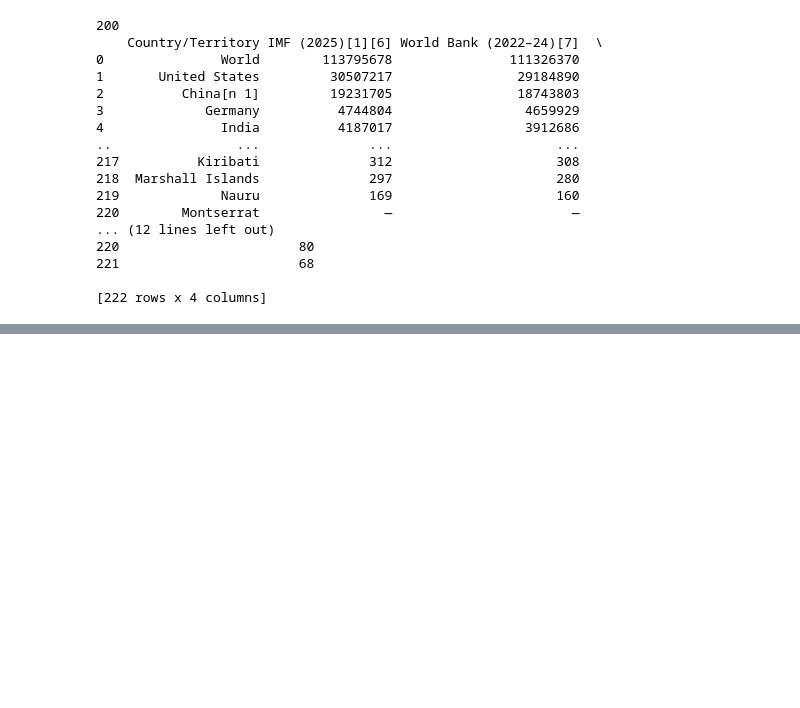
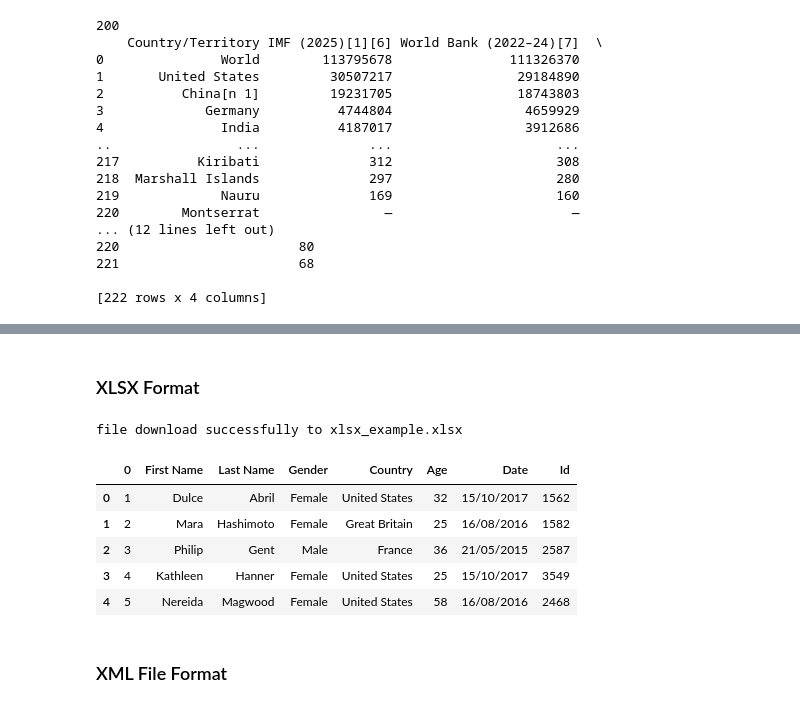
Before and after one commit to carrottopguy/dataScienceCertification, a Jupyter notebook: pythonIntroCourseModule5.ipynb, the cells around one changed output, grey strips where cells are left out. Drawn from its saved outputs; the diff is of its cells as text; code cells hidden in the pictures; blank space fills up the shorter version.

```diff
--- a/pythonIntroCourseModule5.ipynb
+++ b/pythonIntroCourseModule5.ipynb
@@ -757,0 +903,24 @@ print(df)
+# %%
+# Example Scrape from Tables
+
+#The below url contains an html table with data about colors and color codes.
+url = "https://cf-courses-data.s3.us.cloud-object-storage.appdomain.cloud/IBM-DA0321EN-SkillsNetwork/labs/datasets/HTMLColorCodes.html"
+
+import requests
+import pandas as pd
+from bs4 import BeautifulSoup
+
+r = requests.get(url)
+print('HTTP Status:', r.status_code)
+soup = BeautifulSoup(r.text,"html.parser")
+
+#find a html table in the web page
+table = soup.find('table') # in html table is represented by the tag <table>
+
+#Get all rows from the table
+for row in table.find_all('tr'): # in html table row is represented by the tag <tr>
+    # Get all columns in each row.
+    cols = row.find_all('td') # in html a column is represented by the tag <td>
+    color_name = cols[2].string # store the value in column 3 as color_name
+    color_code = cols[3].string # store the value in column 4 as color_code
+    print("{}--->{}".format(color_name,color_code))
@@ -757,0 +1044,25 @@ print(df)
+# %% [markdown]
+### XLSX Format
+# %%
+import pandas as pd
+
+import sys
+sys.path.append(r'C:\\Code\\Python\\HelperFunctions')
+from helperFunctions import download_file
+
+filename = 'xlsx_example.xlsx'
+url = "https://cf-courses-data.s3.us.cloud-object-storage.appdomain.cloud/IBMDeveloperSkillsNetwork-PY0101EN-SkillsNetwork/labs/Module%205/data/file_example_XLSX_10.xlsx"
+download_file(url, filename)
+
+df = pd.read_excel(filename)
+df.head()
+# %% [output]
+file download successfully to xlsx_example.xlsx
+|  | 0 | First Name | Last Name | Gender | Country | Age | Date | Id |
+| 0 | 1 | Dulce | Abril | Female | United States | 32 | 15/10/2017 | 1562 |
+| 1 | 2 | Mara | Hashimoto | Female | Great Britain | 25 | 16/08/2016 | 1582 |
+| 2 | 3 | Philip | Gent | Male | France | 36 | 21/05/2015 | 2587 |
+| 3 | 4 | Kathleen | Hanner | Female | United States | 25 | 15/10/2017 | 3549 |
+| 4 | 5 | Nereida | Magwood | Female | United States | 58 | 16/08/2016 | 2468 |
+# %% [markdown]
+### XML File Format
```
Also changed, not shown: parts of 24 cells of this notebook, 12 other files.
